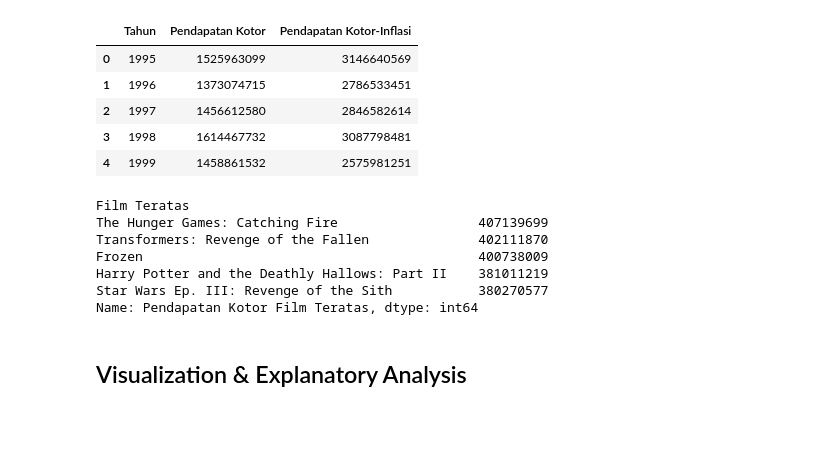
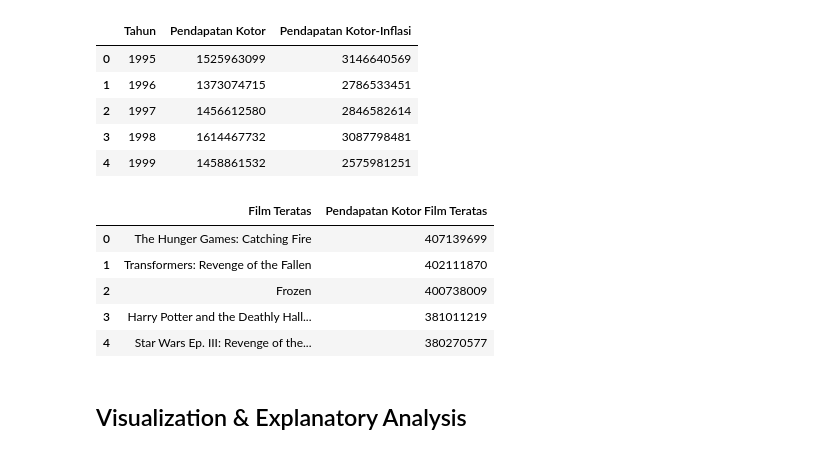
Before and after one commit to Alvi399/Analisa-Industri-Film, a Jupyter notebook: notebook.ipynb, the cells around one changed output. Cells and saved outputs as stored; diff of their text form; code cells hidden in the pictures; blank space fills up the shorter version.

```diff
--- a/notebook.ipynb
+++ b/notebook.ipynb
@@ -218,16 +219,17 @@ exp_tahun_pendapatan_kotor_terbanyak.head(5)
 | 4 | 1999 | 1458861532 | 2575981251 |
 # %%
 #film yang paling banyak ditonton
-exp_film_dengan_pendapatan_kotor_terbanyak = data.groupby(by="Film Teratas")["Pendapatan Kotor Film Teratas"].sum().sort_values(ascending=False)
+exp_film_dengan_pendapatan_kotor_terbanyak = data.groupby(by="Film Teratas").agg({
+    "Pendapatan Kotor Film Teratas": "sum"
+}).sort_values(ascending=False,by="Pendapatan Kotor Film Teratas").reset_index()
 exp_film_dengan_pendapatan_kotor_terbanyak.head(5)
 # %% [output]
-Film Teratas
-The Hunger Games: Catching Fire                  407139699
-Transformers: Revenge of the Fallen              402111870
-Frozen                                           400738009
-Harry Potter and the Deathly Hallows: Part II    381011219
-Star Wars Ep. III: Revenge of the Sith           380270577
-Name: Pendapatan Kotor Film Teratas, dtype: int64
+|  | Film Teratas | Pendapatan Kotor Film Teratas |
+| 0 | The Hunger Games: Catching Fire | 407139699 |
+| 1 | Transformers: Revenge of the Fallen | 402111870 |
+| 2 | Frozen | 400738009 |
+| 3 | Harry Potter and the Deathly Hall... | 381011219 |
+| 4 | Star Wars Ep. III: Revenge of the... | 380270577 |
 # %% [markdown]
 ## Visualization & Explanatory Analysis
 # %% [markdown]
```
Also changed, not shown: parts of 9 cells of this notebook, 5 other files.
